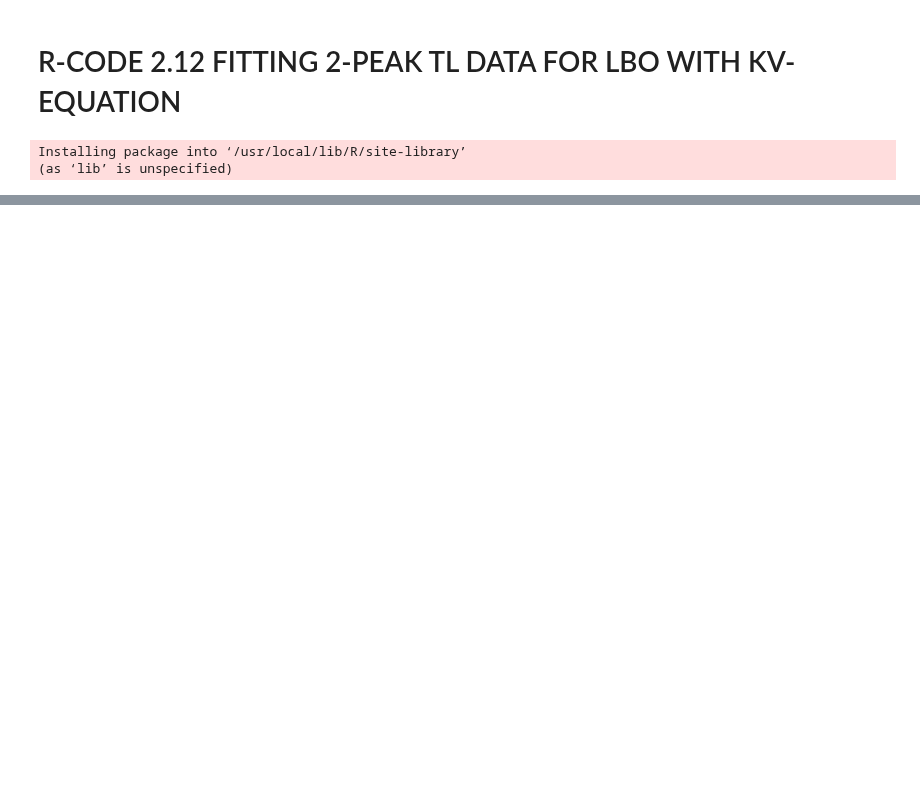
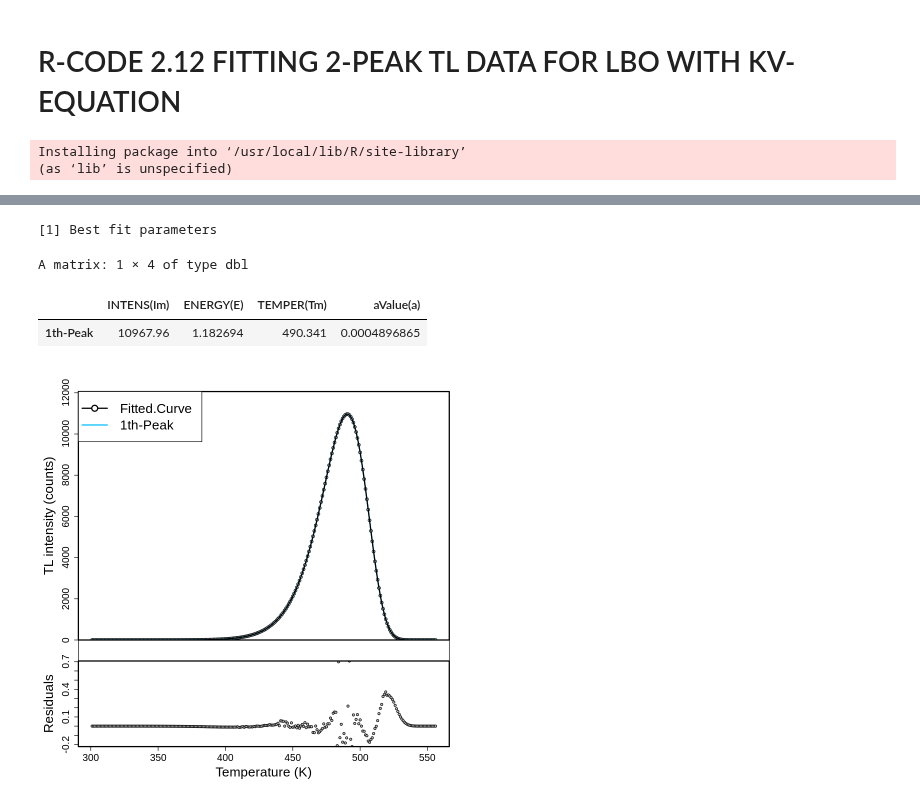
Before and after one commit to vpagonis/EURADOS-2023, a Jupyter notebook: Code_2_12.ipynb, the cells around one changed output, grey strips where cells are left out. Cells and saved outputs as stored; diff of their text form; code cells hidden in the pictures; blank space fills up the shorter version.

```diff
--- a/Code_2_12.ipynb
+++ b/Code_2_12.ipynb
@@ -39,0 +93,19 @@ Geometrical shape factors
+# %%
+# Deconvolution of Reference GLOCANIN glow curve #1 with MOK
+rm(list=ls())
+library("tgcd")
+data(Refglow)
+# Load the data.
+# Deconvolve data with 1 peak using the MOK expression
+startingPars <-
+  cbind(c(15.0),  c(1.0), c(520), c(0.1)) # Im, E, Tm, R
+invisible(capture.output(TL1 <- tgcd(Refglow$x001, npeak=1,
+                                     model="m1",inisPAR=startingPars, nstart=10, edit.inis=FALSE)))
+print.noquote("Best fit parameters")
+TL1$pars
+# %% [output]
+[1] Best fit parameters
+A matrix: 1 × 4 of type dbl
+|  | INTENS(Im) | ENERGY(E) | TEMPER(Tm) | aValue(a) |
+| 1th-Peak | 10967.96 | 1.182694 | 490.341 | 0.0004896865 |
+[figure, added]
```
Also changed, not shown: parts of 3 cells of this notebook.
